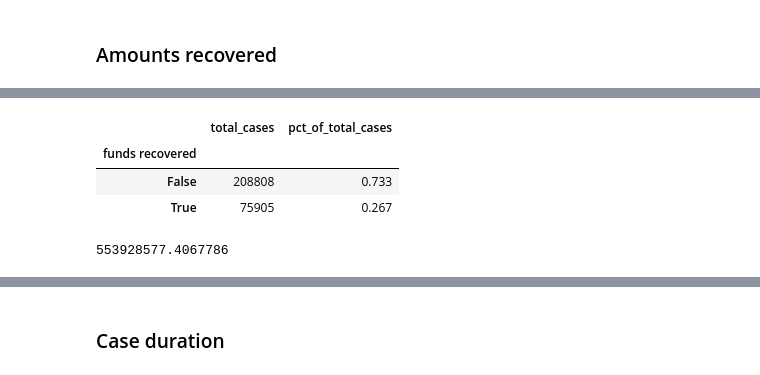
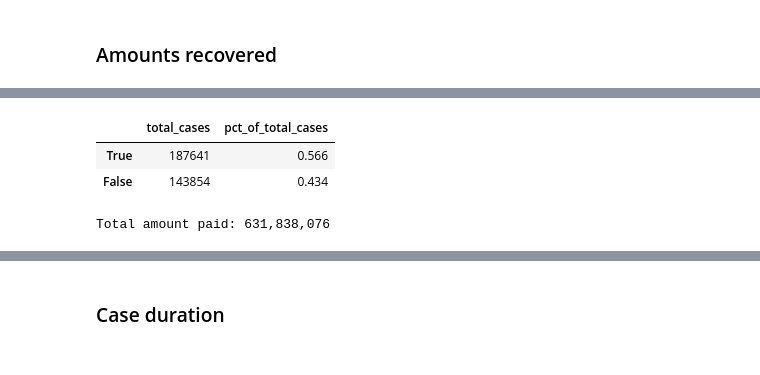
Before and after one commit to cbs-news-data/wage-theft-data, a Jupyter notebook: notebooks/national_analysis/national_analysis.ipynb, the cells around one changed output, grey strips where cells are left out. Saved outputs shown, nothing was run; the diff lists cells and outputs as text; code cells hidden in the pictures.

```diff
--- a/notebooks/national_analysis/national_analysis.ipynb
+++ b/notebooks/national_analysis/national_analysis.ipynb
@@ -309,22 +289,42 @@ recovered_df[["pct_of_claimed_or_assessed_paid", "unpaid_amount"]].describe()
-# %%
-recovered_bool = (
-    recovered_df.groupby("case_uuid")
-    .unpaid_amount.sum()
-    .apply(lambda x: x > 0)
-    .value_counts()
-    .to_frame("total_cases")
-    .assign(pct_of_total_cases=lambda df: df.total_cases / df.total_cases.sum())
-)
-recovered_bool.index.name = "funds recovered"
-recovered_bool
-# %% [output]
-|  | total_cases | pct_of_total_cases |
-| funds recovered |  |  |
-| False | 208808 | 0.733 |
-| True | 75905 | 0.267 |
-# %%
-recovered_df.unpaid_amount.sum()
-# %% [output]
-553928577.4067786
+# %%
+paid_df = (
+    amount_df.assign(
+        amount_claimed_or_assessed=lambda df: df.apply(
+            lambda row: row.amount_assessed
+            if pd.notna(row.amount_assessed)
+            else row.amount_claimed,
+            axis=1,
+        )
+    )
+    # only use rows from states that provided paid amounts and assessed or claimed amounts
+    .pipe(
+        lambda df: df[
+            df.state_name.isin(
+                sf.get_coverage_df(amount_df)
+                .query(
+                    "cases_with_amount_paid > 0 & (cases_with_amount_claimed > 0 | cases_with_amount_assessed > 0)"
+                )
+                .index
+            )
+        ]
+    )
+)
+
+(
+    paid_df.assign(
+        has_amount_paid=lambda df: df.amount_paid.notnull() & df.amount_paid > 0
+    )
+    .has_amount_paid.value_counts()
+    .to_frame("total_cases")
+    .assign(pct_of_total_cases=lambda df: df.total_cases / df.total_cases.sum())
+)
+# %% [output]
+|  | total_cases | pct_of_total_cases |
+| True | 187641 | 0.566 |
+| False | 143854 | 0.434 |
+# %%
+print(f"Total amount paid: {paid_df.amount_paid.sum():,.0f}")
+# %% [output]
+Total amount paid: 631,838,076
 # %%
 (
```
Also changed, not shown: parts of 11 cells of this notebook, 3 other files.
